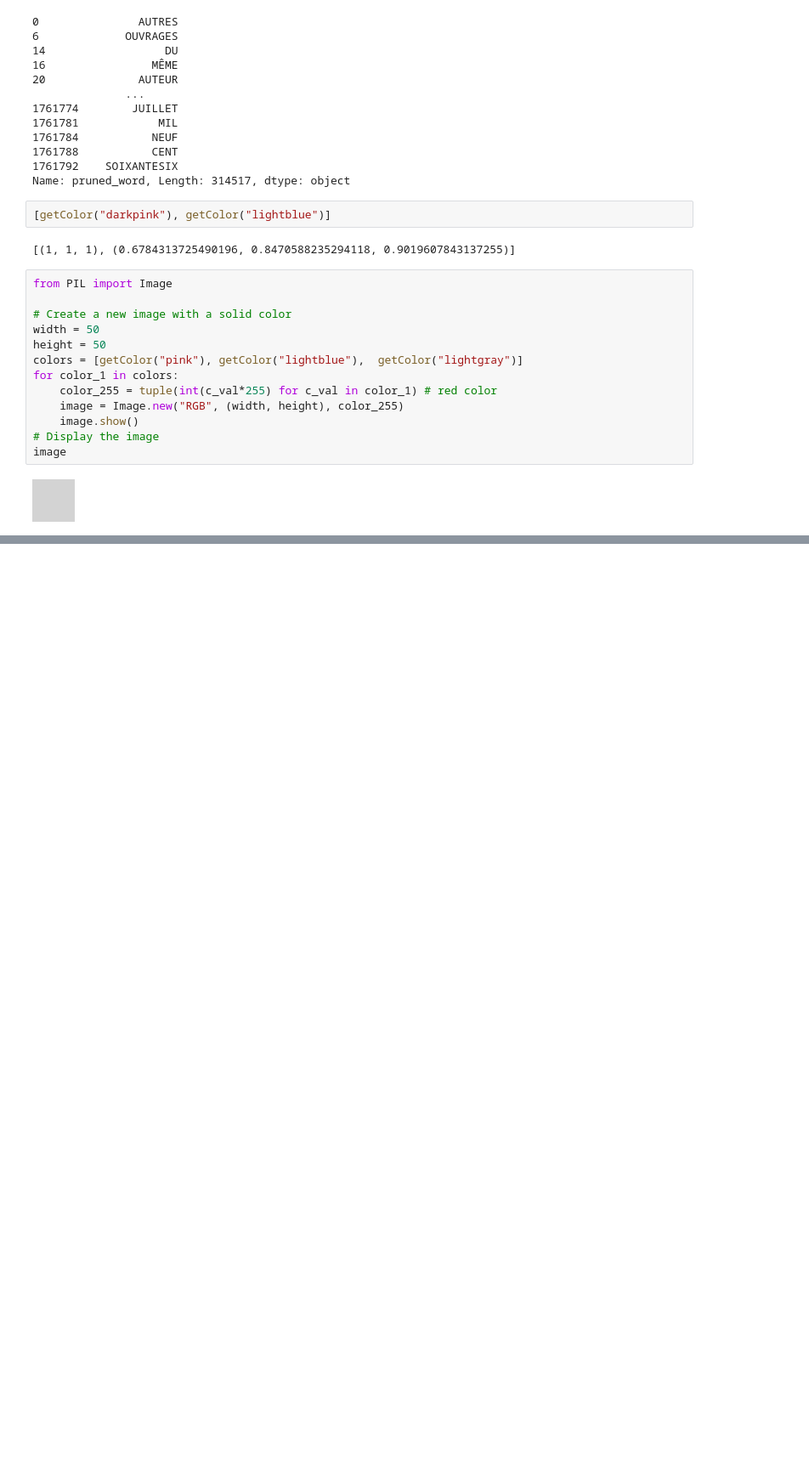
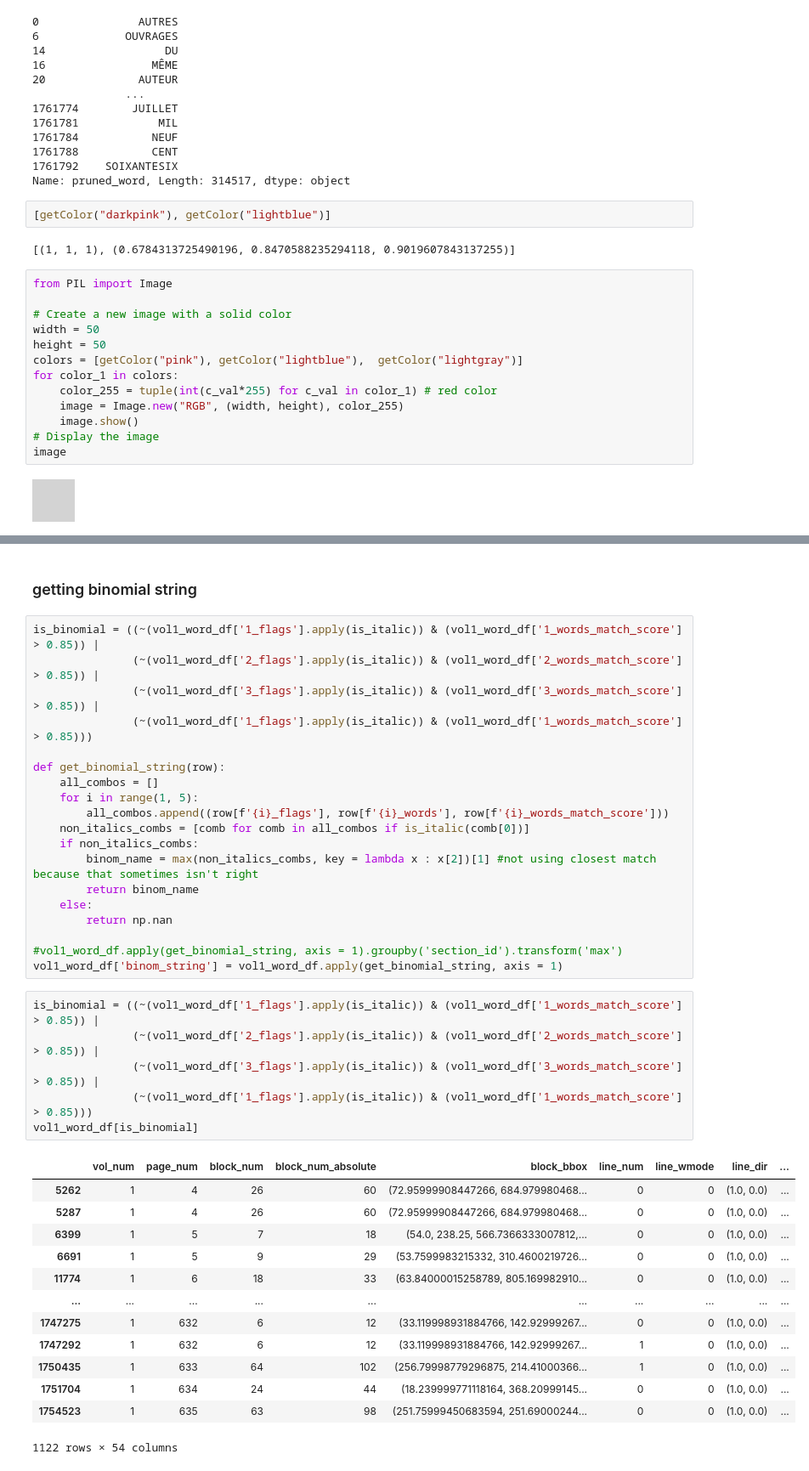
Before and after one commit to shidedh/UpdateFlora, a Jupyter notebook: main_text/entry_paragraphs.ipynb, the cells around one changed output, grey strips where cells are left out. Shown: that part at 85% size. Cells and saved outputs as stored; diff of their text form; blank space fills up the shorter version.

```diff
--- a/main_text/entry_paragraphs.ipynb
+++ b/main_text/entry_paragraphs.ipynb
@@ -315,0 +611,41 @@ image
+# %% [markdown]
+### getting binomial string
+# %%
+is_binomial = ((~(vol1_word_df['1_flags'].apply(is_italic)) & (vol1_word_df['1_words_match_score'] > 0.85)) |
+               (~(vol1_word_df['2_flags'].apply(is_italic)) & (vol1_word_df['2_words_match_score'] > 0.85)) |
+               (~(vol1_word_df['3_flags'].apply(is_italic)) & (vol1_word_df['3_words_match_score'] > 0.85)) |
+               (~(vol1_word_df['1_flags'].apply(is_italic)) & (vol1_word_df['1_words_match_score'] > 0.85)))
+
+def get_binomial_string(row):
+    all_combos = []
+    for i in range(1, 5):
+        all_combos.append((row[f'{i}_flags'], row[f'{i}_words'], row[f'{i}_words_match_score']))
+    non_italics_combs = [comb for comb in all_combos if is_italic(comb[0])]
+    if non_italics_combs:
+        binom_name = max(non_italics_combs, key = lambda x : x[2])[1] #not using closest match because that sometimes isn't right
+        return binom_name
+    else:
+        return np.nan
+
+#vol1_word_df.apply(get_binomial_string, axis = 1).groupby('section_id').transform('max')
+vol1_word_df['binom_string'] = vol1_word_df.apply(get_binomial_string, axis = 1)
+# %%
+is_binomial = ((~(vol1_word_df['1_flags'].apply(is_italic)) & (vol1_word_df['1_words_match_score'] > 0.85)) |
+               (~(vol1_word_df['2_flags'].apply(is_italic)) & (vol1_word_df['2_words_match_score'] > 0.85)) |
+               (~(vol1_word_df['3_flags'].apply(is_italic)) & (vol1_word_df['3_words_match_score'] > 0.85)) |
+               (~(vol1_word_df['1_flags'].apply(is_italic)) & (vol1_word_df['1_words_match_score'] > 0.85)))
+vol1_word_df[is_binomial]
+# %% [output]
+|  | vol_num | page_num | block_num | block_num_absolute | block_bbox | line_num | line_wmode | line_dir | ... |
+| 5262 | 1 | 4 | 26 | 60 | (72.95999908447266, 684.979980468... | 0 | 0 | (1.0, 0.0) | ... |
+| 5287 | 1 | 4 | 26 | 60 | (72.95999908447266, 684.979980468... | 0 | 0 | (1.0, 0.0) | ... |
+| 6399 | 1 | 5 | 7 | 18 | (54.0, 238.25, 566.7366333007812,... | 0 | 0 | (1.0, 0.0) | ... |
+| 6691 | 1 | 5 | 9 | 29 | (53.7599983215332, 310.4600219726... | 0 | 0 | (1.0, 0.0) | ... |
+| 11774 | 1 | 6 | 18 | 33 | (63.84000015258789, 805.169982910... | 0 | 0 | (1.0, 0.0) | ... |
+| ... | ... | ... | ... | ... | ... | ... | ... | ... | ... |
+| 1747275 | 1 | 632 | 6 | 12 | (33.119998931884766, 142.92999267... | 0 | 0 | (1.0, 0.0) | ... |
+| 1747292 | 1 | 632 | 6 | 12 | (33.119998931884766, 142.92999267... | 1 | 0 | (1.0, 0.0) | ... |
+| 1750435 | 1 | 633 | 64 | 102 | (256.79998779296875, 214.41000366... | 1 | 0 | (1.0, 0.0) | ... |
+| 1751704 | 1 | 634 | 24 | 44 | (18.239999771118164, 368.20999145... | 0 | 0 | (1.0, 0.0) | ... |
+| 1754523 | 1 | 635 | 63 | 98 | (251.75999450683594, 251.69000244... | 0 | 0 | (1.0, 0.0) | ... |
+1122 rows × 54 columns
```
Also changed, not shown: parts of 36 cells of this notebook, 1 other file.
